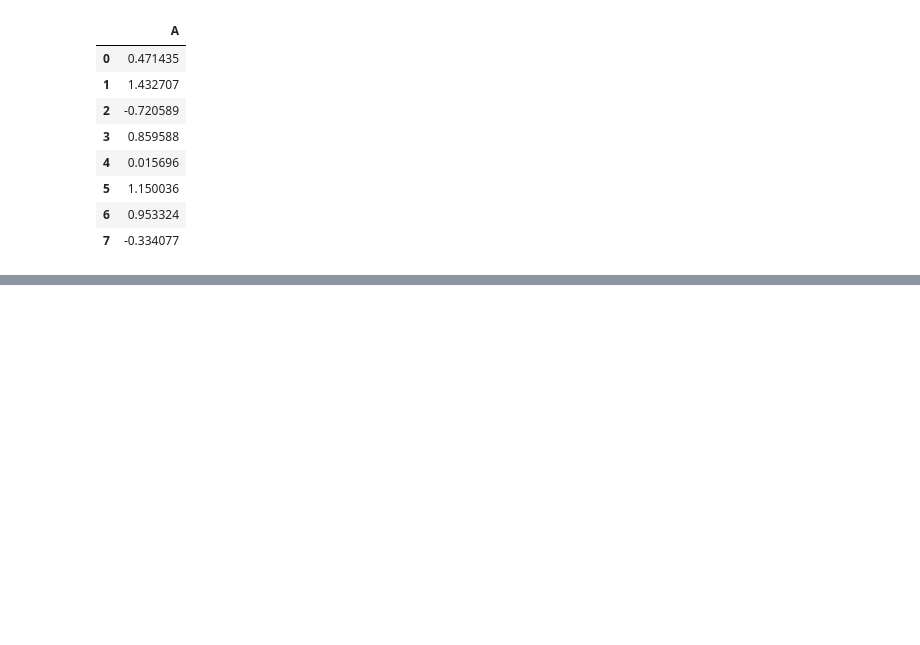
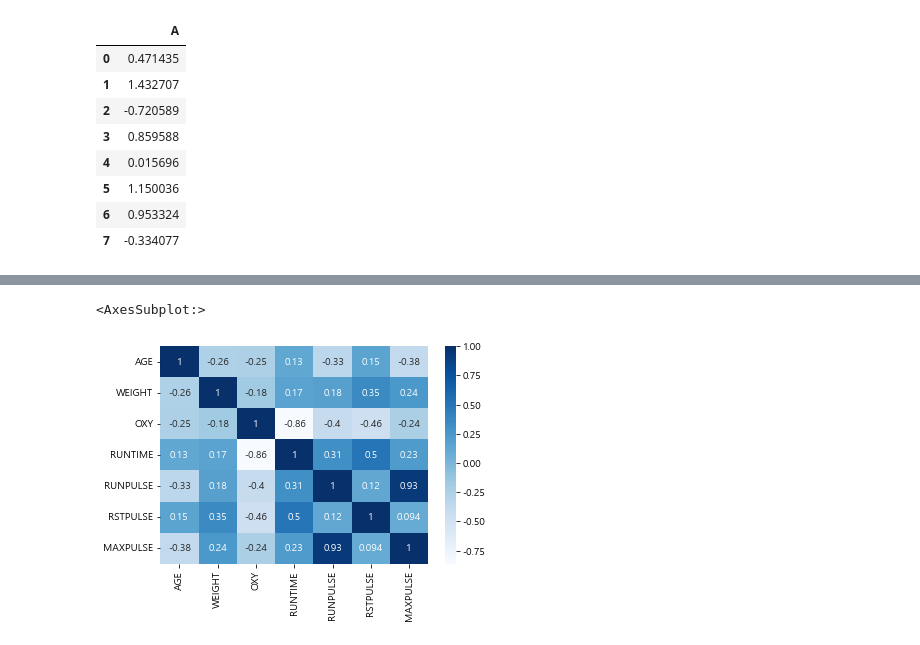
Before and after one commit to gerald-park/YanaduProgramming, a Jupyter notebook: MinHoKim/Project_MinHo/Basic.ipynb, the cells around one changed output, grey strips where cells are left out. Cells and saved outputs as stored; diff of their text form; code cells hidden in the pictures; blank space fills up the shorter version.

```diff
--- a/MinHoKim/Project_MinHo/Basic.ipynb
+++ b/MinHoKim/Project_MinHo/Basic.ipynb
@@ -422,0 +458,6 @@ df.loc[0:7, ['A']]
+# %%
+df_cor = df_raw.corr(method= 'pearson')
+sns.heatmap(df_cor, annot = True, cmap = 'Blues')
+# %% [output]
+<AxesSubplot:>
+[figure, added]
```
Also changed, not shown: parts of 18 cells of this notebook, 1 other file.
